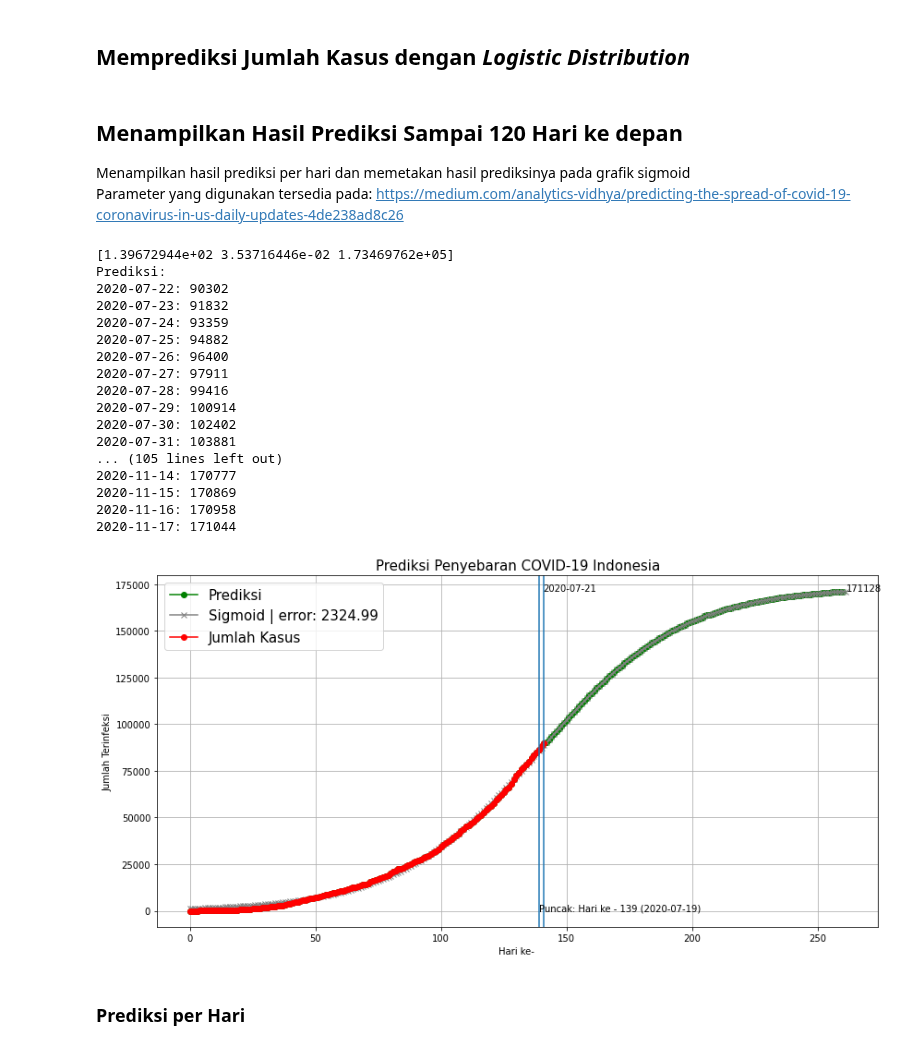
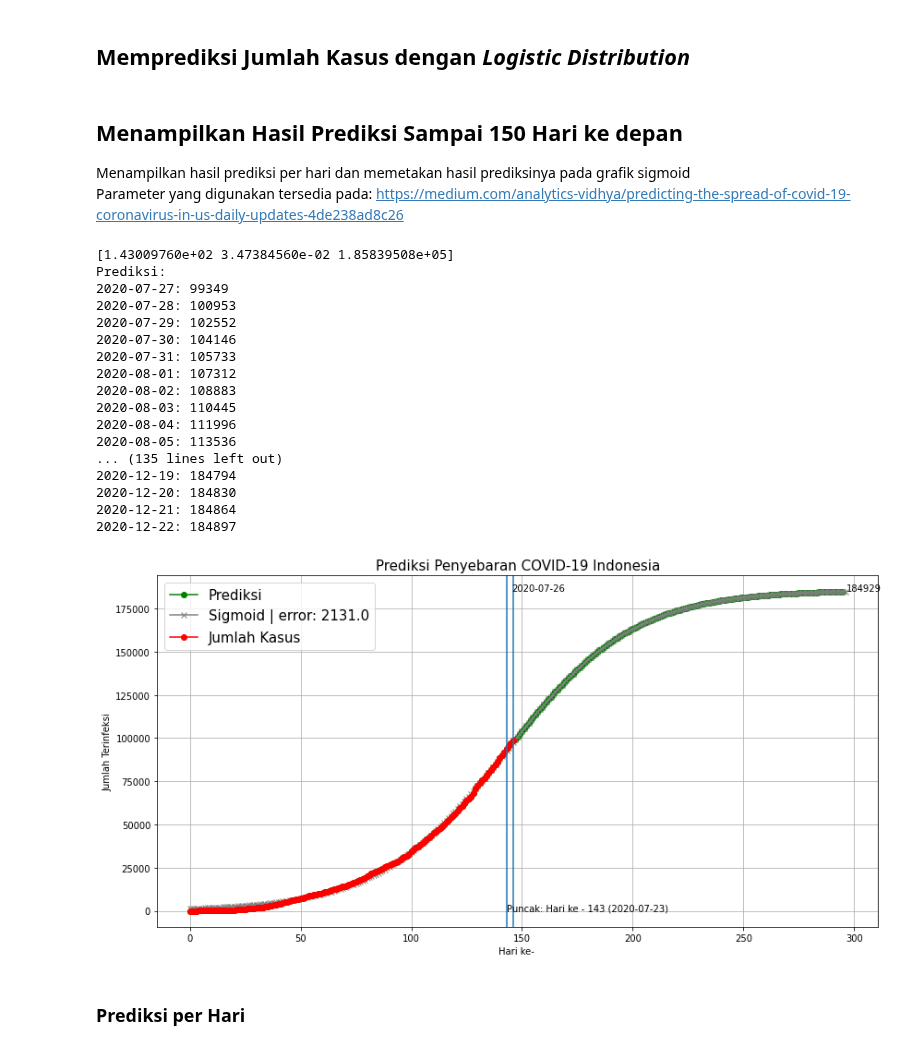
Before and after one commit to Vidi005/COVID-19-Prediciton-Indonesia, a Jupyter notebook: COVID_19_Prediciton_Indonesia.ipynb, the cells around one changed output. Saved outputs shown, nothing was run; the diff lists cells and outputs as text; code cells hidden in the pictures.

```diff
--- a/COVID_19_Prediciton_Indonesia.ipynb
+++ b/COVID_19_Prediciton_Indonesia.ipynb
@@ -141,7 +141,7 @@ def plot_predict(case, future_days):
     x = np.arange(len(y))
 
     # fitting the data on the logistic function
-    popt_sig, pcov_sig = curve_fit(f_sigmoid, x, y, method="dogbox", bounds=([12., 0.001, y.mean()],[180., 2.5, 10*y.max()]))
+    popt_sig, pcov_sig = curve_fit(f_sigmoid, x, y, method="dogbox", bounds=([12., 0.001, y.mean()],[240., 2.5, 10*y.max()]))
     print(popt_sig)
     peakday = datetime.strftime(datetime.strptime(graph["Tanggal"][inception], "%Y-%m-%d")+timedelta(days=int(popt_sig[0])), "%Y-%m-%d")
     plt.figure(figsize=(14,7))
@@ -150,7 +150,7 @@ def plot_predict(case, future_days):
     y_m = f_sigmoid(x_m, *popt_sig)
 
     print("Prediksi:")
-    for i in range(1,120):
+    for i in range(1,150):
         pday = datetime.strftime(datetime.strptime(graph["Tanggal"][inception], "%Y-%m-%d")+timedelta(days=len(y)+i-1), "%Y-%m-%d")
         print("%s: %d" % (pday, y_m[len(y)+i-1]))
         plt.plot(x[-1]+i, y_m[len(y)+i-1], marker="o", c="g")
@@ -172,32 +172,32 @@ def plot_predict(case, future_days):
     plt.grid(zorder = 0)
     plt.show()
 # %% [markdown]
-## Menampilkan Hasil Prediksi Sampai 120 Hari ke depan
+## Menampilkan Hasil Prediksi Sampai 150 Hari ke depan
 
 Menampilkan hasil prediksi per hari dan memetakan hasil prediksinya pada grafik sigmoid
 <br>
 Parameter yang digunakan tersedia pada: https://medium.com/analytics-vidhya/predicting-the-spread-of-covid-19-coronavirus-in-us-daily-updates-4de238ad8c26
 # %%
-plot_predict("Jumlah Kasus", 120)
+plot_predict("Jumlah Kasus", 150)
 # %% [output]
-[1.39672944e+02 3.53716446e-02 1.73469762e+05]
+[1.43009760e+02 3.47384560e-02 1.85839508e+05]
 Prediksi:
-2020-07-22: 90302
-2020-07-23: 91832
-2020-07-24: 93359
-2020-07-25: 94882
-2020-07-26: 96400
-2020-07-27: 97911
-2020-07-28: 99416
-2020-07-29: 100914
-2020-07-30: 102402
-2020-07-31: 103881
-... (105 lines left out)
-2020-11-14: 170777
-2020-11-15: 170869
-2020-11-16: 170958
-2020-11-17: 171044
+2020-07-27: 99349
+2020-07-28: 100953
+2020-07-29: 102552
+2020-07-30: 104146
+2020-07-31: 105733
+2020-08-01: 107312
+2020-08-02: 108883
+2020-08-03: 110445
+2020-08-04: 111996
+2020-08-05: 113536
+... (135 lines left out)
+2020-12-19: 184794
+2020-12-20: 184830
+2020-12-21: 184864
+2020-12-22: 184897
-[figure, old version]
+[figure, new version]
 # %% [markdown]
 ### Prediksi per Hari
 # %%
```
Also changed, not shown: parts of 6 cells of this notebook.
